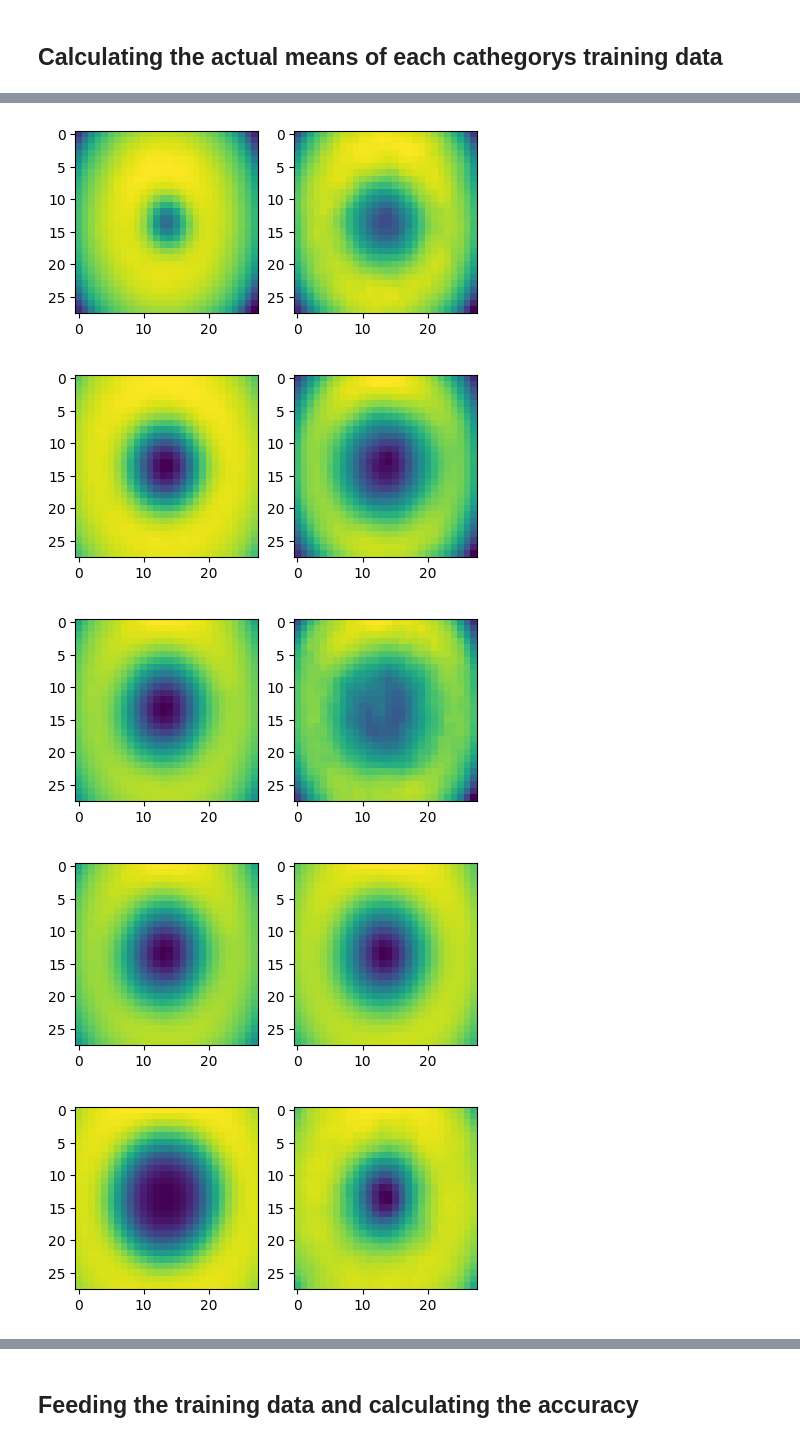
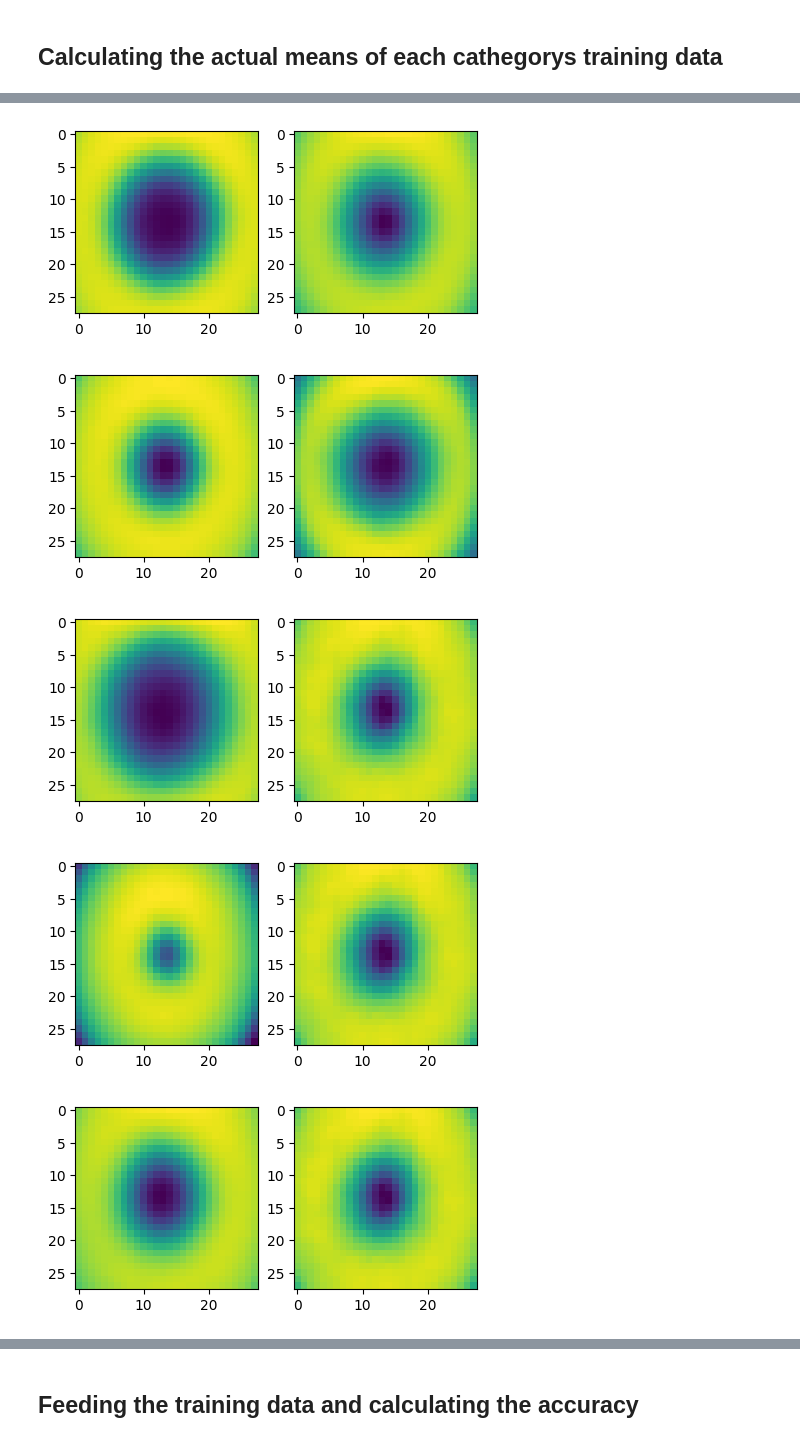
Before and after one commit to lusxvr/cogs118b_finalProject, a Jupyter notebook: kmeans.ipynb, the cells around one changed output, grey strips where cells are left out. Drawn from its saved outputs; the diff is of its cells as text; code cells hidden in the pictures.

```diff
--- a/kmeans.ipynb
+++ b/kmeans.ipynb
@@ -137,7 +140,7 @@ print(img_index_group_split)
 # %% [markdown]
 ## Merging the different training data sets into one
 # %%
-df_train = pd.concat((df.iloc[img_index_group_split[i][0]] for i in range(len(img_index_group))))
+df_train = pd.concat((df.iloc[img_index_group_split[i][0]] for i in range(num_cath)))
 #df_train.sort_index(axis=0, inplace=True)
 print(df_train)
 # %% [output]
@@ -175,8 +178,8 @@ def recalcMus(data, Rnk):
 
 
 
-classes = 7 # Number of diagnostical categories
-max_iterations = 1000
+classes = num_cath # Number of diagnostical categories
+max_iterations = 10000
 
 
 images = df_train.to_numpy()
@@ -208,7 +211,7 @@ for iter in range(max_iterations):
 # %%
 mean = []
 
-for i in range(len(img_index_group)):
+for i in range(num_cath):
     mean.append(np.mean(df_train.loc[img_index_group_split[i][0]].iloc[:, :-1], axis=0))
-    #mean[i] = mean[i][:-1]
-    print(mean[i])
+
+    #print(mean[i])
@@ -236,5 +223,5 @@ The mean images computed using the K-means algorithm are on the lefthand side of
 # %%
-for i in range(len(img_index_group)):
+for i in range(num_cath):
     fig = plt.figure(figsize=(8, 8))
     plt.subplot(1, 3, 1)
     plt.imshow(np.reshape(k_mus[i], (28, 28)))
@@ -267,7 +256,7 @@ for i in range(len(mean)):
     for j in range(len(k_mus)):
         MSE[i][j] = ((mean[i] - k_mus[j]).transpose().dot(mean[i] - k_mus[j]))
 
-df_MSE = pd.DataFrame(MSE)
+df_MSE = pd.DataFrame(MSE.T)
 
 #print(df_MSE)
 
@@ -276,10 +265,10 @@ print(df_matching)
 
 disp_img(df_MSE, colorbar=True)
 
-for i in range(len(img_index_group)):
+for i in range(num_cath):
     fig = plt.figure(figsize=(8, 8))
     plt.subplot(1, 3, 1)
-    plt.imshow(np.reshape(k_mus[df_matching[0][i]], (28, 28)))
+    plt.imshow(np.reshape(k_mus[i], (28, 28)))
     plt.subplot(1, 3, 2)
-    disp_img(mean[i])
+    disp_img(mean[df_matching[0][i]])
 # %% [output]
@@ -296,5 +285,5 @@ for i in range(len(img_index_group)):
-[figure, old version]
+[figure, new version]
-[figure, old version]
+[figure, new version]
-[figure, old version]
+[figure, new version]
-[figure, old version]
+[figure, new version]
-[figure, old version]
+[figure, new version]
```
Also changed, not shown: parts of 11 cells of this notebook.
